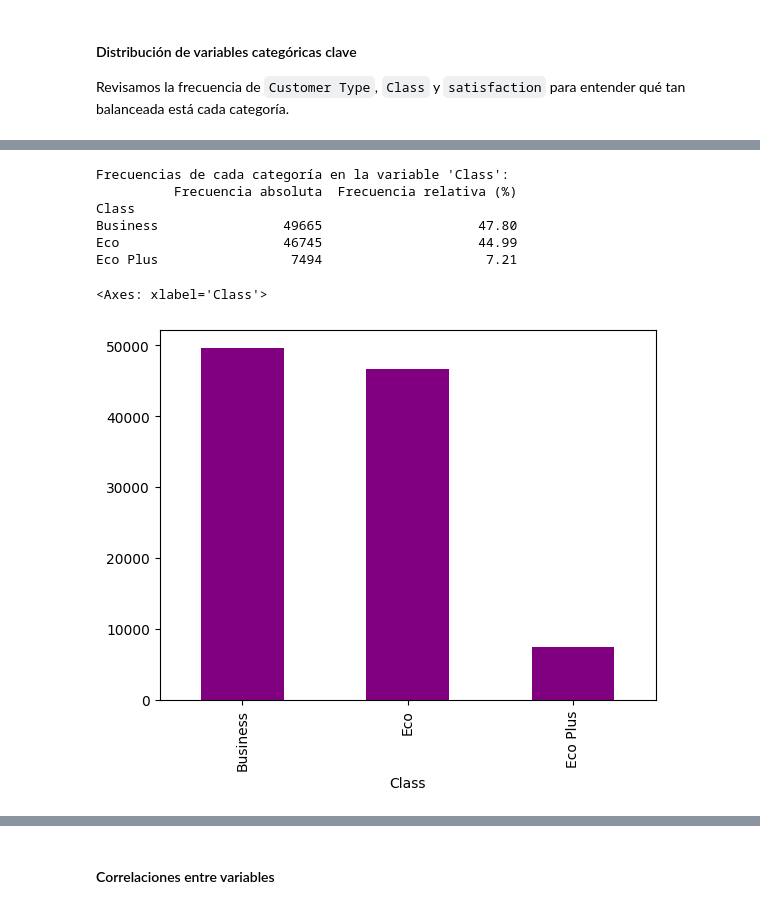
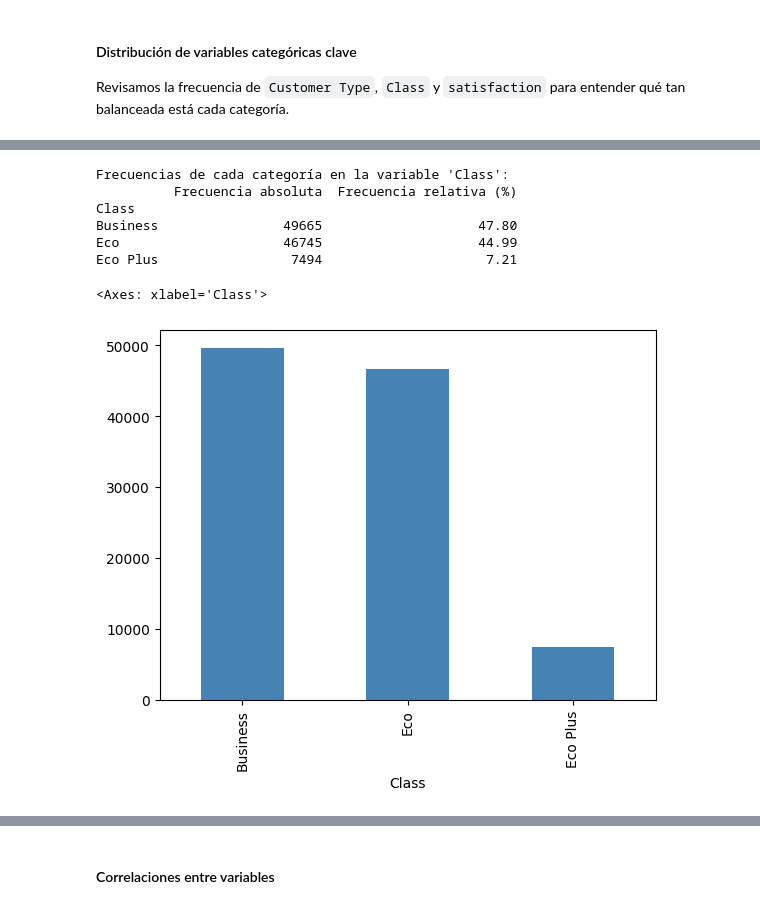
Before and after one commit to FIUBA-Posgrado-Inteligencia-Artificial/aprMaqI_CEIA, a Jupyter notebook: trabajo_practico/desarrollo.ipynb, the cells around one changed output, grey strips where cells are left out. Saved outputs shown, nothing was run; the diff lists cells and outputs as text; code cells hidden in the pictures.

```diff
--- a/trabajo_practico/desarrollo.ipynb
+++ b/trabajo_practico/desarrollo.ipynb
@@ -389,14 +395,14 @@ disloyal Customer                18981                    18.27
 # %%
 freq, freq_rel = get_frecuency(df_analysis, "Class")
-freq.plot(kind='bar', color='purple')
+freq.plot(kind='bar', color='steelblue')
 # %% [output]
 Frecuencias de cada categoría en la variable 'Class':
           Frecuencia absoluta  Frecuencia relativa (%)
 Class
 Business                49665                    47.80
 Eco                     46745                    44.99
 Eco Plus                 7494                     7.21
 <Axes: xlabel='Class'>
-[figure, old version]
+[figure, new version]
 # %%
 freq, freq_rel = get_frecuency(df_analysis, "satisfaction")
```
Also changed, not shown: parts of 33 cells of this notebook.
